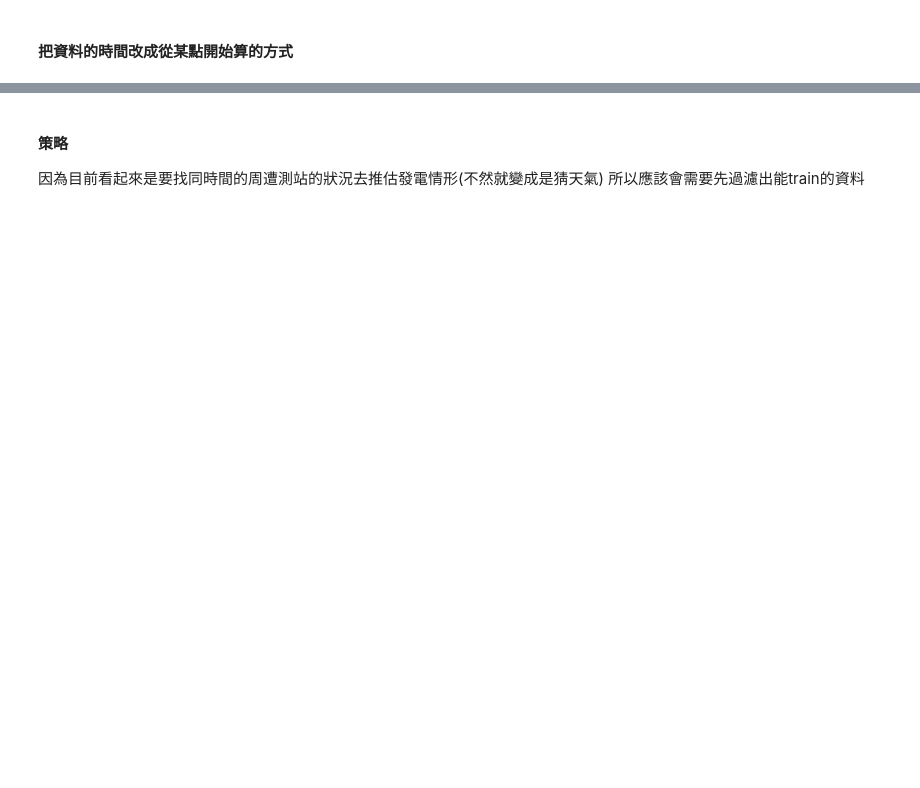
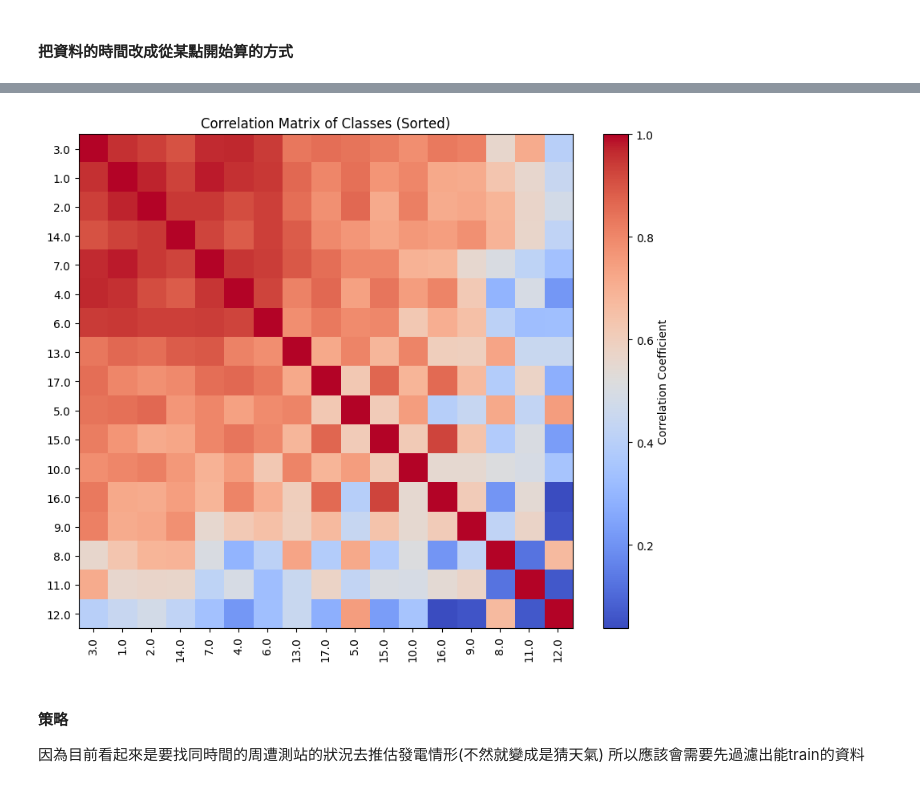
Before and after one commit to tsengcat/2024fall-ds-cp2-tseng, a Jupyter notebook: algorithm.ipynb, the cells around one changed output, grey strips where cells are left out. Cells and saved outputs as stored; diff of their text form; code cells hidden in the pictures; blank space fills up the shorter version.

```diff
--- a/algorithm.ipynb
+++ b/algorithm.ipynb
@@ -55,3 +136,19 @@ df
+# %%
+# Step 4: 根據平均相關性排序
+mean_correlation = correlation_matrix.mean(axis=1).sort_values(ascending=False)
+sorted_classes = mean_correlation.index
+sorted_matrix = correlation_matrix.loc[sorted_classes, sorted_classes]
+
+# Step 5: 視覺化相關性
+plt.figure(figsize=(10, 8))
+plt.imshow(sorted_matrix, cmap='coolwarm', interpolation='none')
+plt.colorbar(label='Correlation Coefficient')
+plt.xticks(range(len(sorted_matrix.columns)), sorted_matrix.columns, rotation=90)
+plt.yticks(range(len(sorted_matrix.index)), sorted_matrix.index)
+plt.title('Correlation Matrix of Classes (Sorted)')
+plt.show()
+# %% [output]
+[figure, added]
 # %% [markdown]
 #### 策略
 因為目前看起來是要找同時間的周遭測站的狀況去推估發電情形(不然就變成是猜天氣)
```
Also changed, not shown: parts of 7 cells of this notebook, 1 other file.
